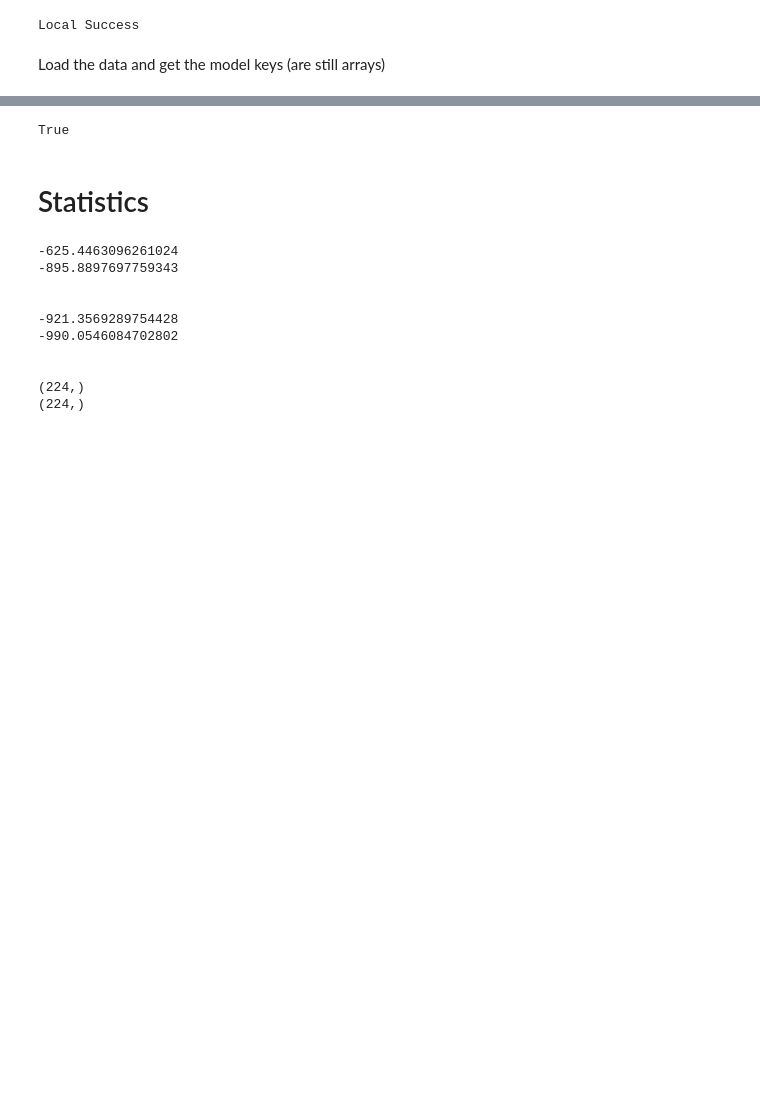
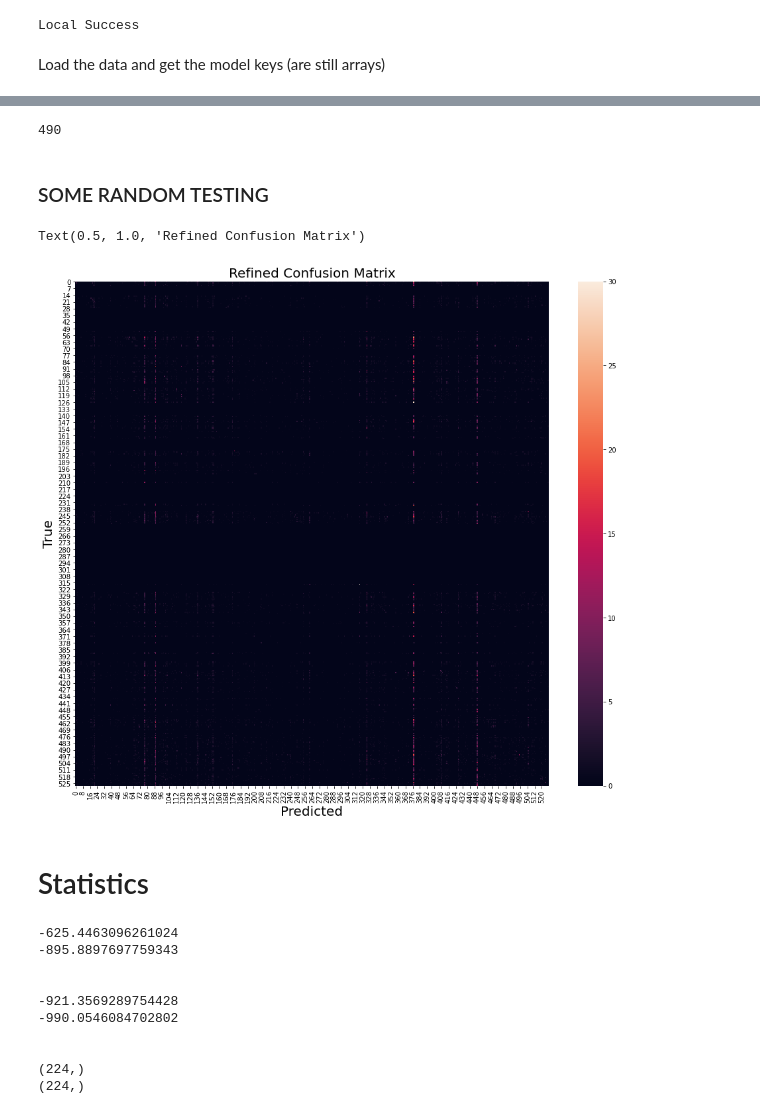
Before and after one commit to RobertvdV/GRS82000_eTaxonomist, a Jupyter notebook: notebooks/KN_Extraction_evaluation_POWO_against_LLIFLE.ipynb, the cells around one changed output, grey strips where cells are left out. Saved outputs shown, nothing was run; the diff lists cells and outputs as text; code cells hidden in the pictures; blank space fills up the shorter version.

```diff
--- a/notebooks/KN_Extraction_evaluation_POWO_against_LLIFLE.ipynb
+++ b/notebooks/KN_Extraction_evaluation_POWO_against_LLIFLE.ipynb
@@ -455,6 +459,9 @@ plants = list(TEST.keys())
 # %%
 correct = []
 incorrect = []
+
+y_pred = []
+y_true = []
 
 for plant in tqdm_notebook(plants[0:]):
     h, w = (len(TEST[plant]), 553)
@@ -464,18 +471,26 @@ for plant in tqdm_notebook(plants[0:]):
     if plant not in TRAIN.keys():
         continue
     plantID = np.where(lb.classes_ == plant)[0][0]
+    #print(plantID)
     for idx, text in enumerate((TEST[plant][0:])):
         probs = WhichPlant(text, model=model)
         if idx == 0:
             logstack[idx] = probs
         else:
             logstack[idx] = logstack[idx-1] + probs
+
+        y_true.append(plant)
+        y_pred.append(lb.classes_[np.exp(probs).argmax()])
+
     correct.append(logstack[-1][plantID])
     incorrect.append(np.delete(logstack[-1], plantID).mean())
 
+
 correct = np.array(correct)
 incorrect = np.array(incorrect)
-# %%
-plant in COMMON_species
-# %% [output]
-True
+# %%
+np.exp(probs).argmax()
+# %% [output]
+490
+# %% [markdown]
+### SOME RANDOM TESTING
@@ -482,3 +500,26 @@ True
+# %%
+
+cm = confusion_matrix(y_true, y_pred)
+
+# Plot confusion matrix in a beautiful manner
+fig = plt.figure(figsize=(16, 14))
+ax = plt.subplot()
+sns.heatmap(cm, annot=False, ax = ax, fmt = 'g'); #annot=True to annotate cells
+# labels, title and ticks
+ax.set_xlabel('Predicted', fontsize=20)
+#ax.xaxis.set_label_position('bottom')
+#plt.xticks(rotation=90)
+#ax.xaxis.set_ticklabels(class_names, fontsize = 10)
+ax.xaxis.tick_bottom()
+
+ax.set_ylabel('True', fontsize=20)
+#x.yaxis.set_ticklabels(class_names, fontsize = 10)
+#plt.yticks(rotation=0)
+
+plt.title('Refined Confusion Matrix', fontsize=20)
+# %% [output]
+Text(0.5, 1.0, 'Refined Confusion Matrix')
+[figure, added]
 # %% [markdown]
 # Statistics
 # %%
```
Also changed, not shown: parts of 2 cells of this notebook, 30 other files.
